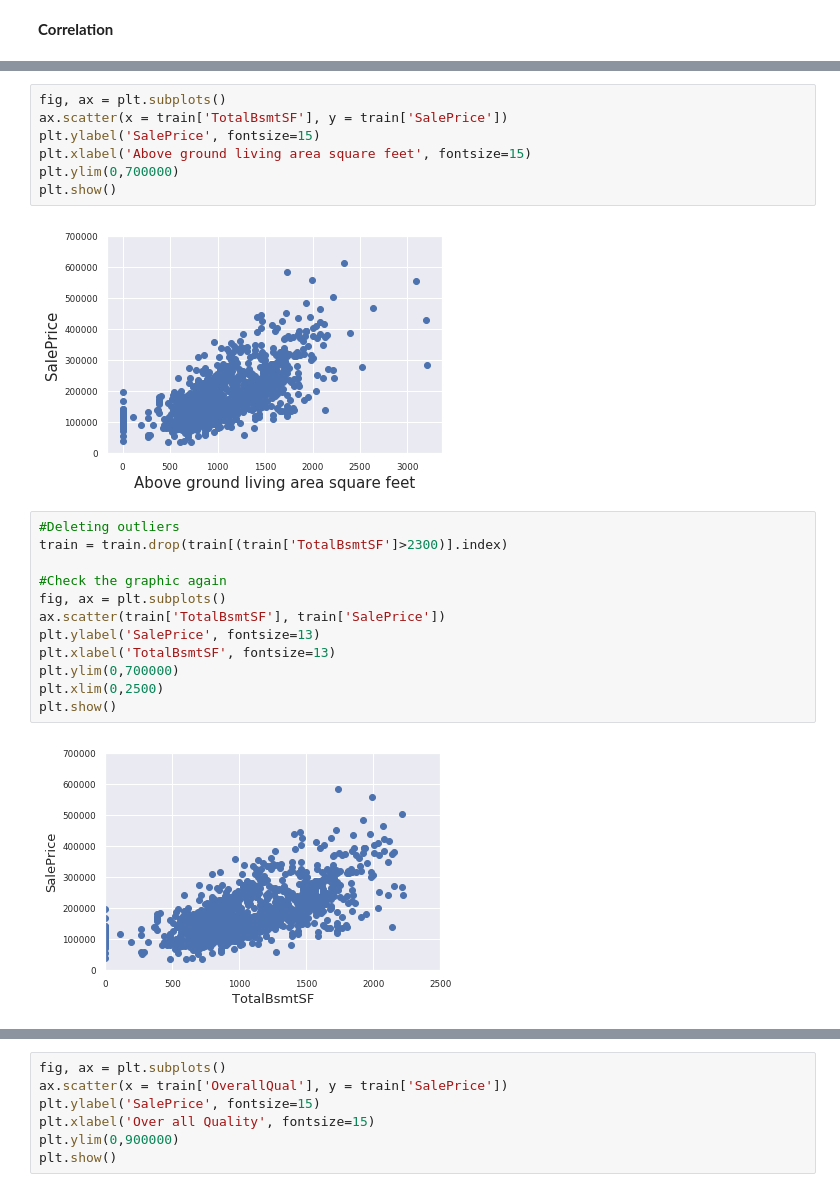
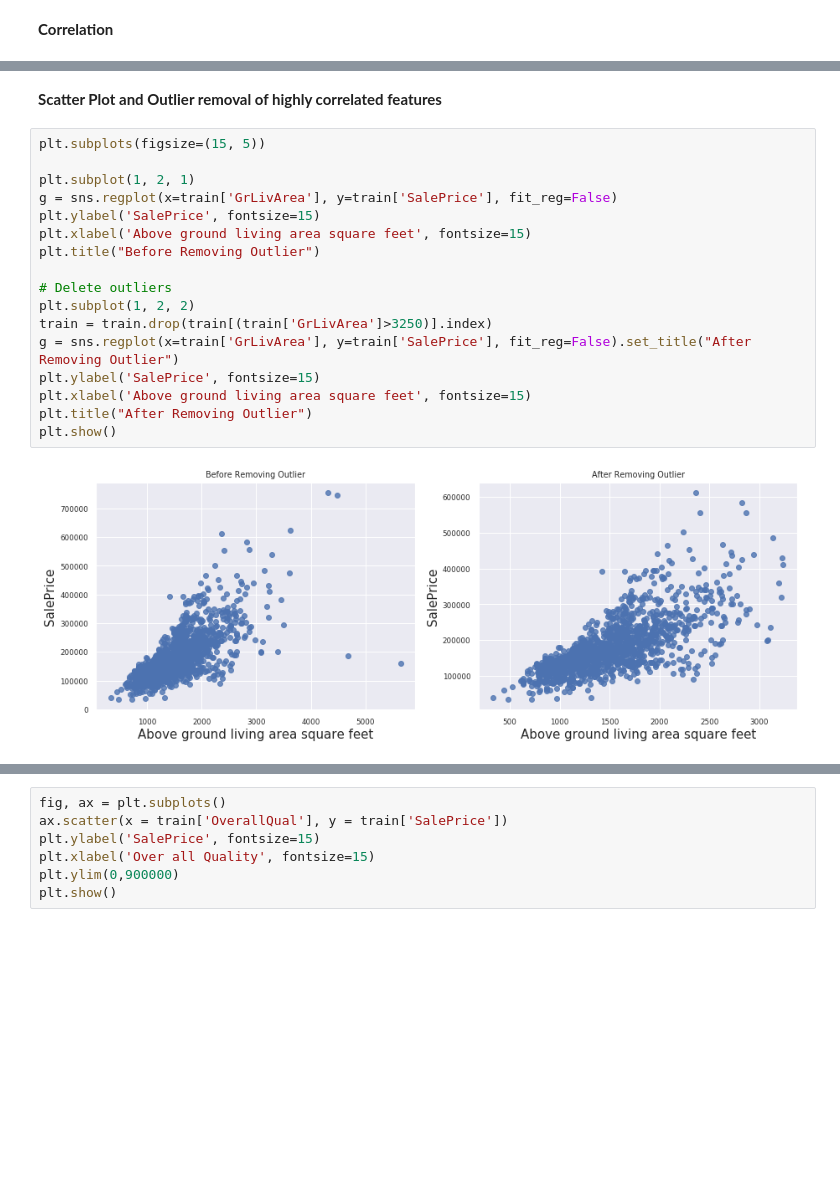
Before and after one commit to abhranil08/Regression, a Jupyter notebook: RegressionEDAKernel.ipynb, the cells around one changed output, grey strips where cells are left out. Cells and saved outputs as stored; diff of their text form; blank space fills up the shorter version.

```diff
--- a/RegressionEDAKernel.ipynb
+++ b/RegressionEDAKernel.ipynb
@@ -100,23 +82,21 @@ plt.show()
-# %%
-fig, ax = plt.subplots()
-ax.scatter(x = train['TotalBsmtSF'], y = train['SalePrice'])
-plt.ylabel('SalePrice', fontsize=15)
-plt.xlabel('Above ground living area square feet', fontsize=15)
-plt.ylim(0,700000)
-plt.show()
-# %% [output]
-[figure, removed]
-# %%
-#Deleting outliers
-train = train.drop(train[(train['TotalBsmtSF']>2300)].index)
-
-#Check the graphic again
-fig, ax = plt.subplots()
-ax.scatter(train['TotalBsmtSF'], train['SalePrice'])
-plt.ylabel('SalePrice', fontsize=13)
-plt.xlabel('TotalBsmtSF', fontsize=13)
-plt.ylim(0,700000)
-plt.xlim(0,2500)
-plt.show()
-# %% [output]
-[figure, removed]
+# %% [markdown]
+**Scatter Plot and Outlier removal of highly correlated features**
+# %%
+plt.subplots(figsize=(15, 5))
+
+plt.subplot(1, 2, 1)
+g = sns.regplot(x=train['GrLivArea'], y=train['SalePrice'], fit_reg=False)
+plt.ylabel('SalePrice', fontsize=15)
+plt.xlabel('Above ground living area square feet', fontsize=15)
+plt.title("Before Removing Outlier")
+
+# Delete outliers
+plt.subplot(1, 2, 2)
+train = train.drop(train[(train['GrLivArea']>3250)].index)
+g = sns.regplot(x=train['GrLivArea'], y=train['SalePrice'], fit_reg=False).set_title("After Removing Outlier")
+plt.ylabel('SalePrice', fontsize=15)
+plt.xlabel('Above ground living area square feet', fontsize=15)
+plt.title("After Removing Outlier")
+plt.show()
+# %% [output]
+[figure, added]
```
Also changed, not shown: parts of 19 cells of this notebook.
